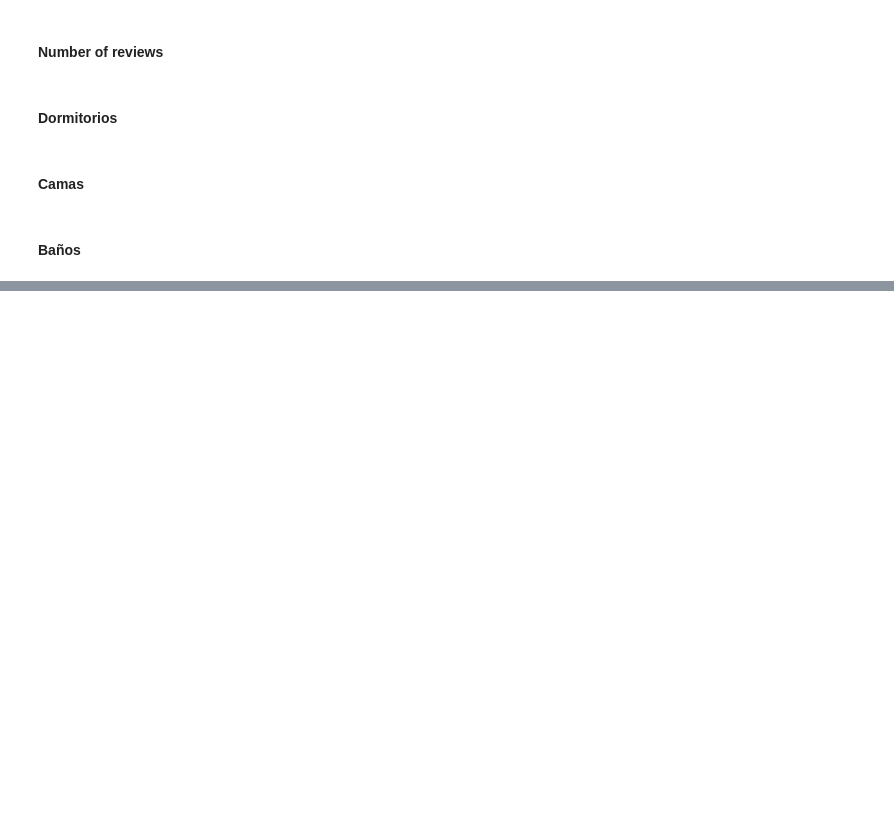
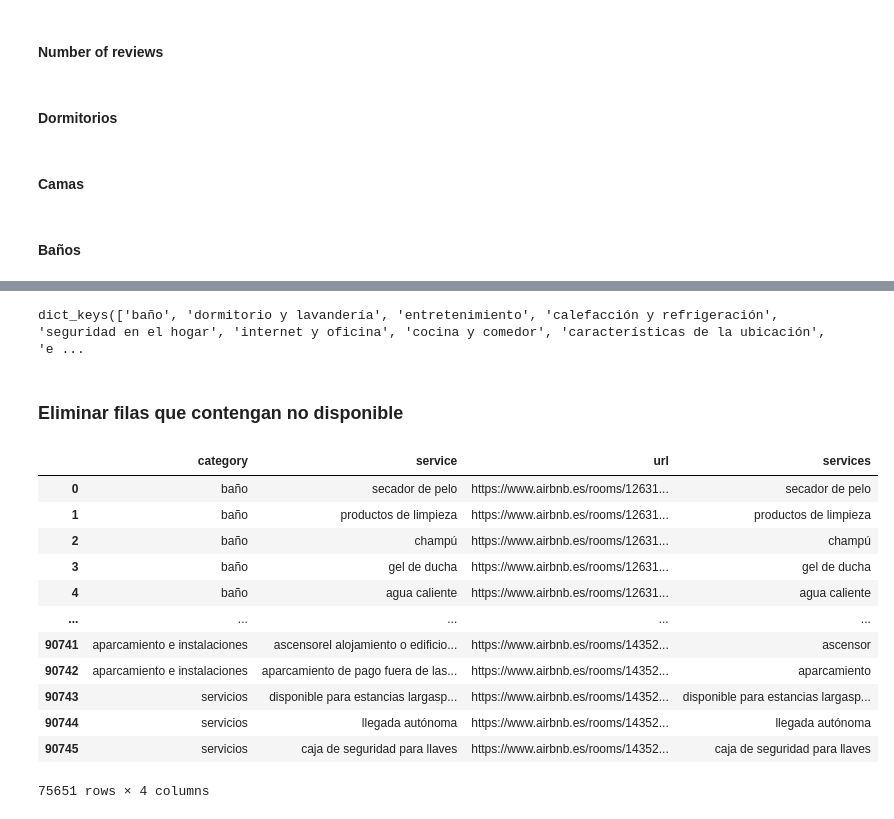
Before and after one commit to DiogoBernardoPT/Proyecto-Final-Bootcamp---Dream-Team, a Jupyter notebook: ETL - Fase 2 - Limpieza.ipynb, the cells around one changed output, grey strips where cells are left out. Saved outputs shown, nothing was run; the diff lists cells and outputs as text; code cells hidden in the pictures; blank space fills up the shorter version.

Commit message:
ETL 1 - modificado el limite de los links // ETL 2 limpieza - añadida la limpieza de los servicios // Creado csv limpio de los servicios

```diff
--- a/ETL - Fase 2 - Limpieza.ipynb
+++ b/ETL - Fase 2 - Limpieza.ipynb
@@ -220,0 +328,4 @@ df.to_csv('df_final_cleaned.csv', index=False)
+# %%
+# Limpiar duplicados (creamos una variable para no perder el original)
+df_servicios_cleaned = df_servicios.drop_duplicates()
+df_servicios_cleaned
@@ -220,0 +352,6 @@ df.to_csv('df_final_cleaned.csv', index=False)
+# %%
+# Ponemos los datos de forma que no haya espacios y en minuscula para facilitar manipulacion
+# Sale un warning de copia, para evitarlo se usa .loc --> df_servicios_cleaned.loc[:,'Category'] = df_servicios_cleaned['Category'].str.strip().str.lower()
+
+df_servicios_cleaned['category'] = df_servicios_cleaned['category'].str.strip().str.lower()
+df_servicios_cleaned['service'] = df_servicios_cleaned['service'].str.strip().str.lower()
@@ -220,0 +424,15 @@ df.to_csv('df_final_cleaned.csv', index=False)
+# %%
+# Crear un diccionario para almacenar los resultados de value_counts para cada categoría
+category_service_counts = {}
+
+# Iterar sobre cada categoría única
+for category in df_servicios_cleaned['category'].unique():
+
+    # Filtrar el DataFrame para la categoría actual y contar los servicios
+    service_counts = df_servicios_cleaned[df_servicios_cleaned['category'] == category]['service'].value_counts()
+
+    # Almacenar el resultado en el diccionario
+    category_service_counts[category] = service_counts
+
+# Ver resultados para una categoría, por ejemplo, "baño"
+print(category_service_counts)
@@ -220,0 +611,4 @@ df.to_csv('df_final_cleaned.csv', index=False)
+# %%
+# Usar apply para aplicar funcion al df
+# lambda toma como argumento una fila(row) donde pasara los valores de 'Service' y 'Category' y axis = 1 hace referencia a las filas.
+df_servicios_cleaned['services'] = df_servicios_cleaned.apply(lambda row: clean_service_by_category(row['service'], row['category']), axis = 1)
@@ -220,0 +631,25 @@ df.to_csv('df_final_cleaned.csv', index=False)
+# %%
+clean_category_service_counts.keys()
+# %% [output]
+dict_keys(['baño', 'dormitorio y lavandería', 'entretenimiento', 'calefacción y refrigeración', 'seguridad en el hogar', 'internet y oficina', 'cocina y comedor', 'características de la ubicación', 'e ...
+# %% [markdown]
+### Eliminar filas que contengan no disponible
+# %%
+# Eliminar filas donde 'Clean Service' contiene 'no disponible'
+df_servicios_cleaned = df_servicios_cleaned[~df_servicios_cleaned['services'].str.contains("no disponible", case=False, na=False)]
+
+df_servicios_cleaned
+# %% [output]
+|  | category | service | url | services |
+| 0 | baño | secador de pelo | https://www.airbnb.es/rooms/12631... | secador de pelo |
+| 1 | baño | productos de limpieza | https://www.airbnb.es/rooms/12631... | productos de limpieza |
+| 2 | baño | champú | https://www.airbnb.es/rooms/12631... | champú |
+| 3 | baño | gel de ducha | https://www.airbnb.es/rooms/12631... | gel de ducha |
+| 4 | baño | agua caliente | https://www.airbnb.es/rooms/12631... | agua caliente |
+| ... | ... | ... | ... | ... |
+| 90741 | aparcamiento e instalaciones | ascensorel alojamiento o edificio... | https://www.airbnb.es/rooms/14352... | ascensor |
+| 90742 | aparcamiento e instalaciones | aparcamiento de pago fuera de las... | https://www.airbnb.es/rooms/14352... | aparcamiento |
+| 90743 | servicios | disponible para estancias largasp... | https://www.airbnb.es/rooms/14352... | disponible para estancias largasp... |
+| 90744 | servicios | llegada autónoma | https://www.airbnb.es/rooms/14352... | llegada autónoma |
+| 90745 | servicios | caja de seguridad para llaves | https://www.airbnb.es/rooms/14352... | caja de seguridad para llaves |
+75651 rows × 4 columns
```
Also changed, not shown: parts of 46 cells of this notebook, 3 other files.
